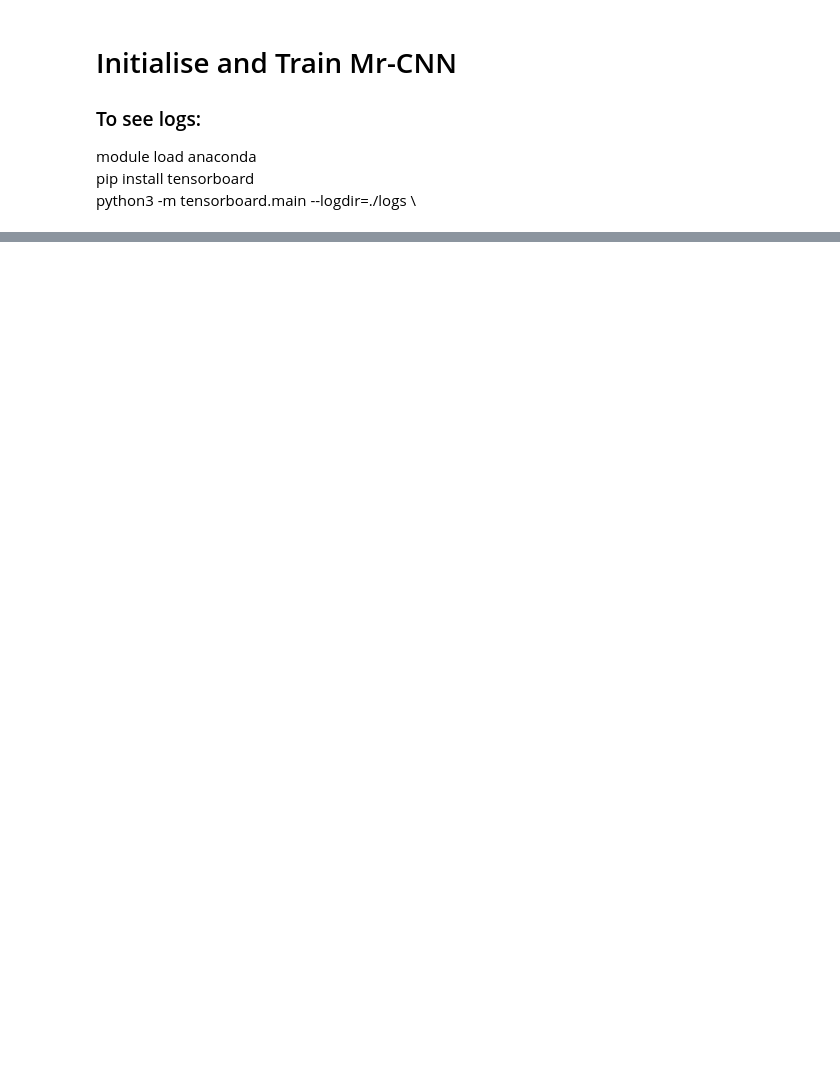
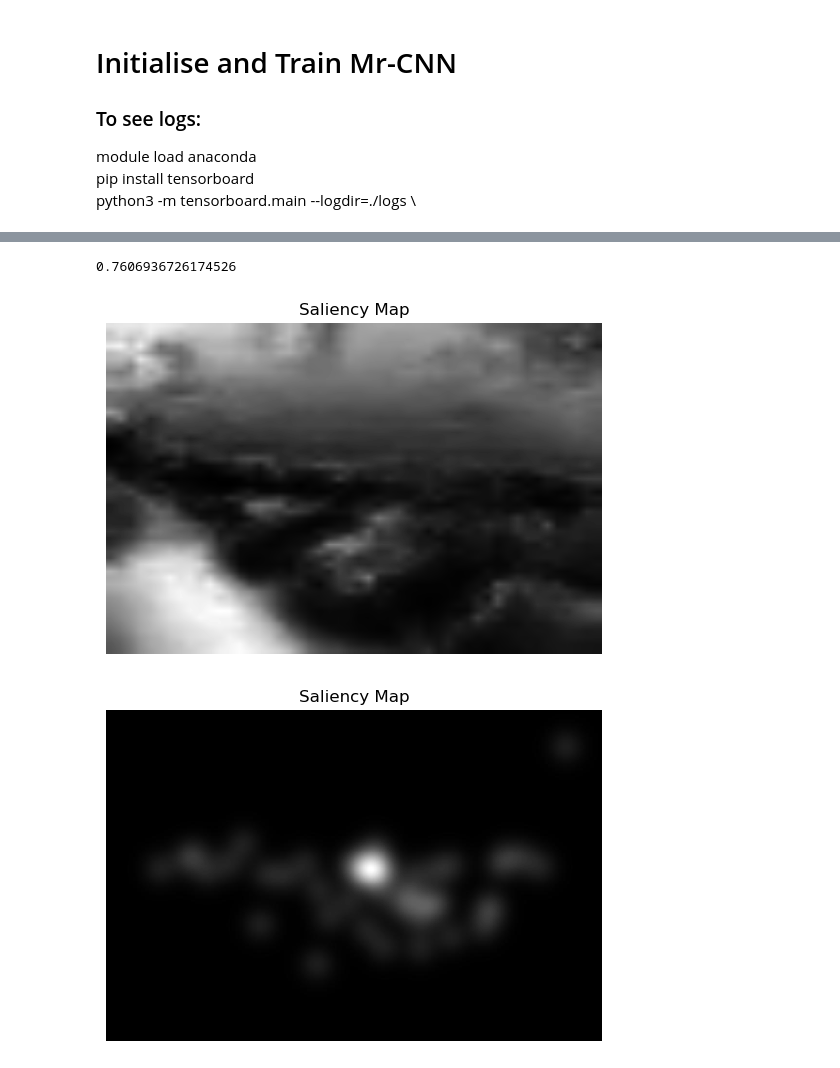
Before and after one commit to Deepkumar-Pawar/adl-coursework, a Jupyter notebook: mvp.ipynb, the cells around one changed output, grey strips where cells are left out. Cells and saved outputs as stored; diff of their text form; code cells hidden in the pictures; blank space fills up the shorter version.

```diff
--- a/mvp.ipynb
+++ b/mvp.ipynb
@@ -1016,0 +1145,14 @@ if __name__ == "__main__":
+# %%
+import matplotlib.pyplot as plt
+
+def visualise_sal_map(sal_map):
+
+    # Convert the tensor to a numpy array (matplotlib works well with numpy arrays)
+    map_np = sal_map.numpy()
+
+    # Plot the tensor as an image
+    plt.imshow(map_np, cmap='gray', interpolation='nearest')
+    # plt.colorbar()  # Optional: add a colorbar to visualize the range of values
+    plt.title('Saliency Map')
+    plt.axis('off')  # Turn off axis ticks
+    plt.show()
@@ -1016,0 +1204,22 @@ if __name__ == "__main__":
+# %%
+val_preds_dict = get_preds_dict(trained_model, valdata, DEVICE)
+test_preds_dict = get_preds_dict(trained_model, testingdata, DEVICE)
+# %%
+model_test_auc = calculate_auc(test_preds_dict, test_ground_truth_dict)
+print(model_test_auc)
+# %% [output]
+0.7606936726174526
+# %%
+def get_sal_maps(i, preds_dict, ground_truth_dict):
+    file_name = list(preds_dict.keys())[i]
+    return preds_dict[file_name], ground_truth_dict[file_name]
+# %%
+j += 1
+# %%
+pred_sal_map, gt_sal_map = get_sal_maps(j, test_preds_dict, test_ground_truth_dict)
+
+visualise_sal_map(pred_sal_map)
+visualise_sal_map(gt_sal_map)
+# %% [output]
+[figure, added]
+[figure, added]
```
Also changed, not shown: parts of 9 cells of this notebook, 6 other files.
